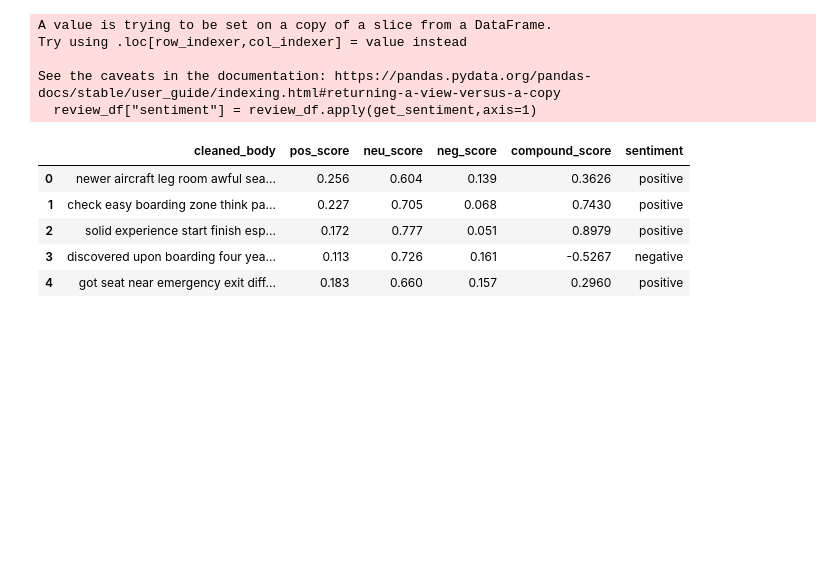
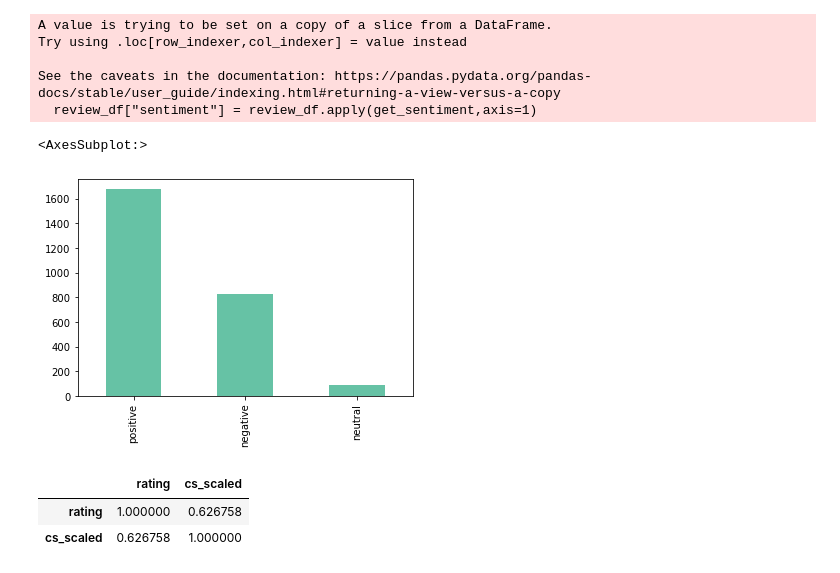
Before and after one commit to tgdn/eleven-hackathon, a Jupyter notebook: sentiment_analysis.ipynb, the cells around one changed output. Saved outputs shown, nothing was run; the diff lists cells and outputs as text; code cells hidden in the pictures; blank space fills up the shorter version.

```diff
--- a/sentiment_analysis.ipynb
+++ b/sentiment_analysis.ipynb
@@ -54,11 +77,12 @@ neu_score 0.604
 neg_score 0.139
 compound_score 0.3626
 # %%
+# classify the review based on compound score
 def get_sentiment(scores, threshold=0.05):
     val = "neutral"
     if scores["compound_score"] > threshold:
         val = "positive"
-    elif scores["compound_score"] < threshold:
+    elif scores["compound_score"] < -threshold:
         val = "negative"
     return val
 
@@ -70,12 +94,16 @@ Try using .loc[row_indexer,col_indexer] = value instead
 
 See the caveats in the documentation: https://pandas.pydata.org/pandas-docs/stable/user_guide/indexing.html#returning-a-view-versus-a-copy
   review_df["sentiment"] = review_df.apply(get_sentiment,axis=1)
-# %%
-review_df.head(5)
-# %% [output]
-|  | cleaned_body | pos_score | neu_score | neg_score | compound_score | sentiment |
-| 0 | newer aircraft leg room awful sea... | 0.256 | 0.604 | 0.139 | 0.3626 | positive |
-| 1 | check easy boarding zone think pa... | 0.227 | 0.705 | 0.068 | 0.7430 | positive |
-| 2 | solid experience start finish esp... | 0.172 | 0.777 | 0.051 | 0.8979 | positive |
-| 3 | discovered upon boarding four yea... | 0.113 | 0.726 | 0.161 | -0.5267 | negative |
-| 4 | got seat near emergency exit diff... | 0.183 | 0.660 | 0.157 | 0.2960 | positive |
+# %%
+review_df["sentiment"].value_counts().plot(kind='bar')
+# %% [output]
+<AxesSubplot:>
+[figure, added]
+# %%
+# check the correlation between rating and the score predicted by the model
+corr_values = review_df[["rating","cs_scaled"]].dropna(axis=0).corr()
+corr_values
+# %% [output]
+|  | rating | cs_scaled |
+| rating | 1.000000 | 0.626758 |
+| cs_scaled | 0.626758 | 1.000000 |
```
Also changed, not shown: parts of 6 cells of this notebook, 3 other files.
